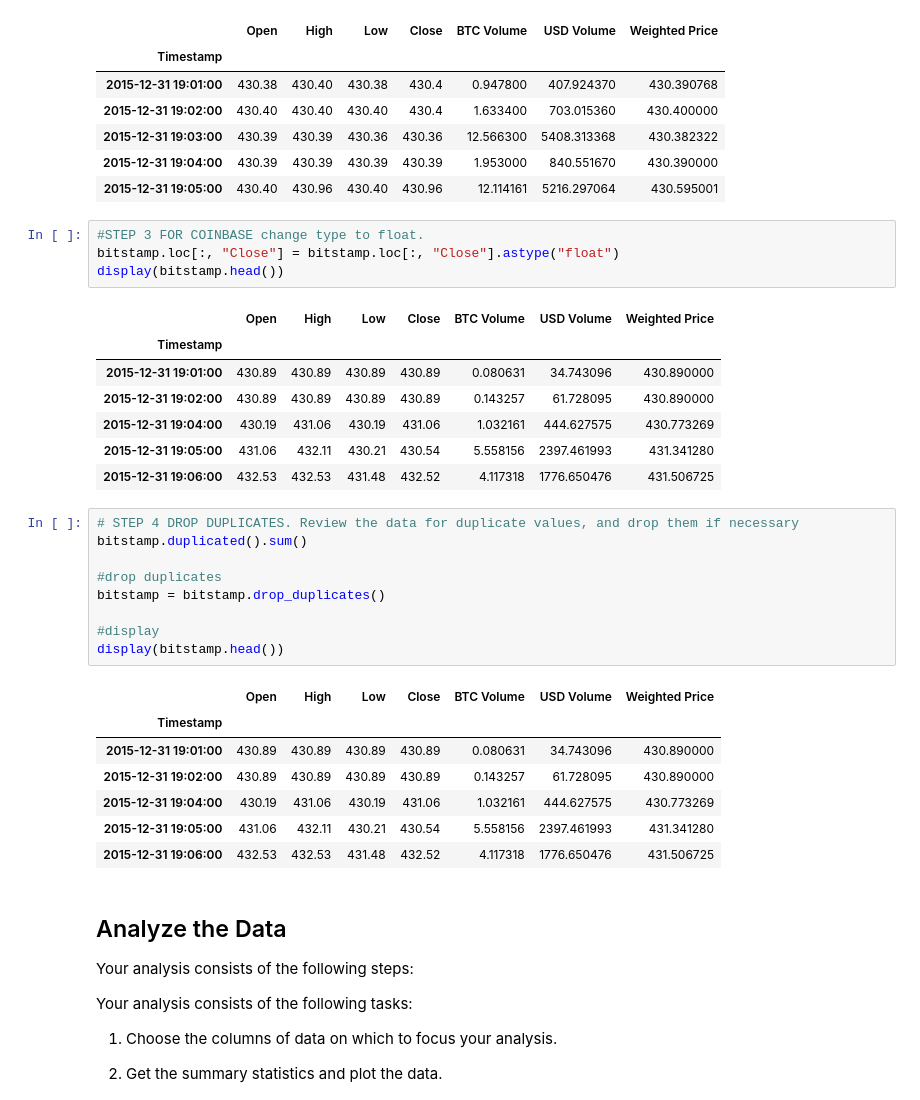
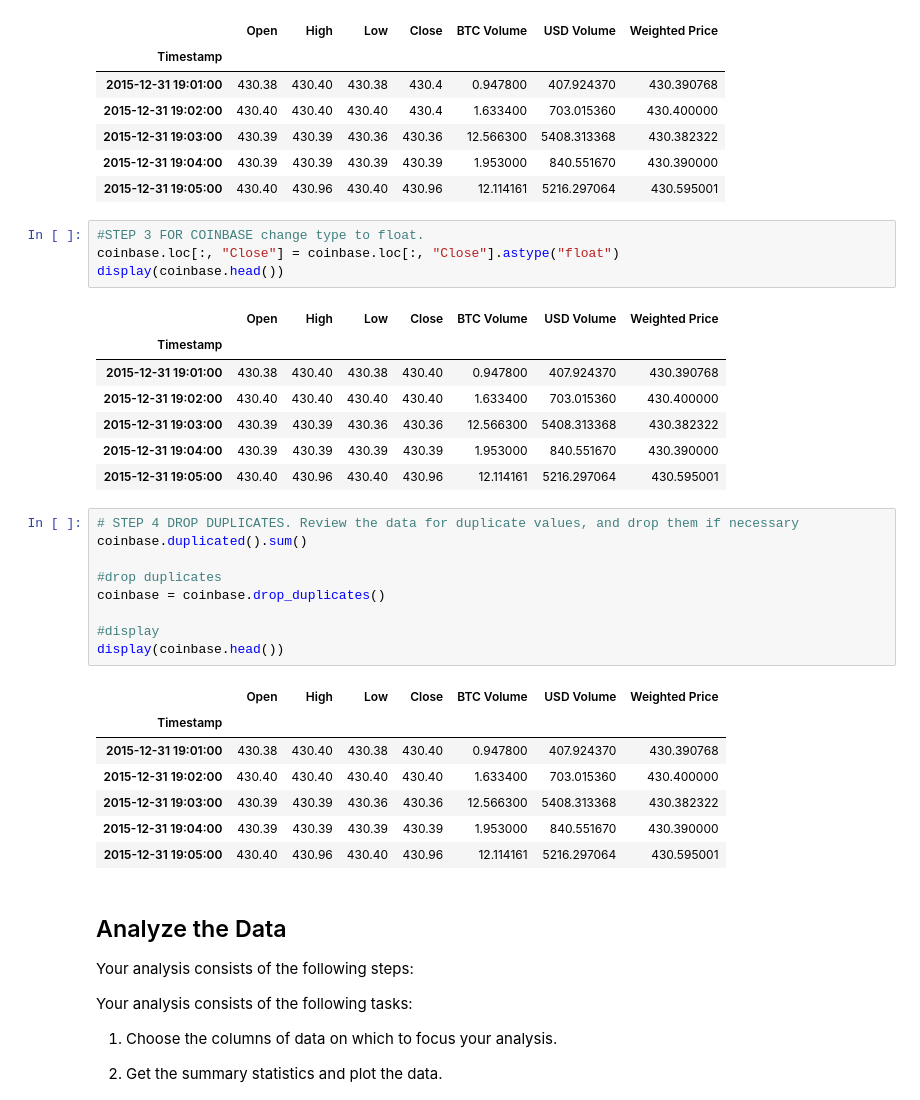
Before and after one commit to amexvasquez1/Bitcoin-pandas_analysis, a Jupyter notebook: crypto_arbitrage.ipynb, the cells around one changed output. Saved outputs shown, nothing was run; the diff lists cells and outputs as text.

```diff
--- a/crypto_arbitrage.ipynb
+++ b/crypto_arbitrage.ipynb
@@ -191,33 +191,33 @@ coinbase.head()
 | 2015-12-31 19:05:00 | 430.40 | 430.96 | 430.40 | 430.96 | 12.114161 | 5216.297064 | 430.595001 |
 # %%
 #STEP 3 FOR COINBASE change type to float.
-bitstamp.loc[:, "Close"] = bitstamp.loc[:, "Close"].astype("float")
-display(bitstamp.head())
+coinbase.loc[:, "Close"] = coinbase.loc[:, "Close"].astype("float")
+display(coinbase.head())
 # %% [output]
 |  | Open | High | Low | Close | BTC Volume | USD Volume | Weighted Price |
 | Timestamp |  |  |  |  |  |  |  |
-| 2015-12-31 19:01:00 | 430.89 | 430.89 | 430.89 | 430.89 | 0.080631 | 34.743096 | 430.890000 |
-| 2015-12-31 19:02:00 | 430.89 | 430.89 | 430.89 | 430.89 | 0.143257 | 61.728095 | 430.890000 |
-| 2015-12-31 19:04:00 | 430.19 | 431.06 | 430.19 | 431.06 | 1.032161 | 444.627575 | 430.773269 |
-| 2015-12-31 19:05:00 | 431.06 | 432.11 | 430.21 | 430.54 | 5.558156 | 2397.461993 | 431.341280 |
-| 2015-12-31 19:06:00 | 432.53 | 432.53 | 431.48 | 432.52 | 4.117318 | 1776.650476 | 431.506725 |
+| 2015-12-31 19:01:00 | 430.38 | 430.40 | 430.38 | 430.40 | 0.947800 | 407.924370 | 430.390768 |
+| 2015-12-31 19:02:00 | 430.40 | 430.40 | 430.40 | 430.40 | 1.633400 | 703.015360 | 430.400000 |
+| 2015-12-31 19:03:00 | 430.39 | 430.39 | 430.36 | 430.36 | 12.566300 | 5408.313368 | 430.382322 |
+| 2015-12-31 19:04:00 | 430.39 | 430.39 | 430.39 | 430.39 | 1.953000 | 840.551670 | 430.390000 |
+| 2015-12-31 19:05:00 | 430.40 | 430.96 | 430.40 | 430.96 | 12.114161 | 5216.297064 | 430.595001 |
 # %%
 # STEP 4 DROP DUPLICATES. Review the data for duplicate values, and drop them if necessary
-bitstamp.duplicated().sum()
+coinbase.duplicated().sum()
 
 #drop duplicates
-bitstamp = bitstamp.drop_duplicates()
+coinbase = coinbase.drop_duplicates()
 
 #display
-display(bitstamp.head())
+display(coinbase.head())
 # %% [output]
 |  | Open | High | Low | Close | BTC Volume | USD Volume | Weighted Price |
 | Timestamp |  |  |  |  |  |  |  |
-| 2015-12-31 19:01:00 | 430.89 | 430.89 | 430.89 | 430.89 | 0.080631 | 34.743096 | 430.890000 |
-| 2015-12-31 19:02:00 | 430.89 | 430.89 | 430.89 | 430.89 | 0.143257 | 61.728095 | 430.890000 |
-| 2015-12-31 19:04:00 | 430.19 | 431.06 | 430.19 | 431.06 | 1.032161 | 444.627575 | 430.773269 |
-| 2015-12-31 19:05:00 | 431.06 | 432.11 | 430.21 | 430.54 | 5.558156 | 2397.461993 | 431.341280 |
-| 2015-12-31 19:06:00 | 432.53 | 432.53 | 431.48 | 432.52 | 4.117318 | 1776.650476 | 431.506725 |
+| 2015-12-31 19:01:00 | 430.38 | 430.40 | 430.38 | 430.40 | 0.947800 | 407.924370 | 430.390768 |
+| 2015-12-31 19:02:00 | 430.40 | 430.40 | 430.40 | 430.40 | 1.633400 | 703.015360 | 430.400000 |
+| 2015-12-31 19:03:00 | 430.39 | 430.39 | 430.36 | 430.36 | 12.566300 | 5408.313368 | 430.382322 |
+| 2015-12-31 19:04:00 | 430.39 | 430.39 | 430.39 | 430.39 | 1.953000 | 840.551670 | 430.390000 |
+| 2015-12-31 19:05:00 | 430.40 | 430.96 | 430.40 | 430.96 | 12.114161 | 5216.297064 | 430.595001 |
 # %% [markdown]
 ## Analyze the Data
 
```
Also changed, not shown: parts of 8 cells of this notebook.
